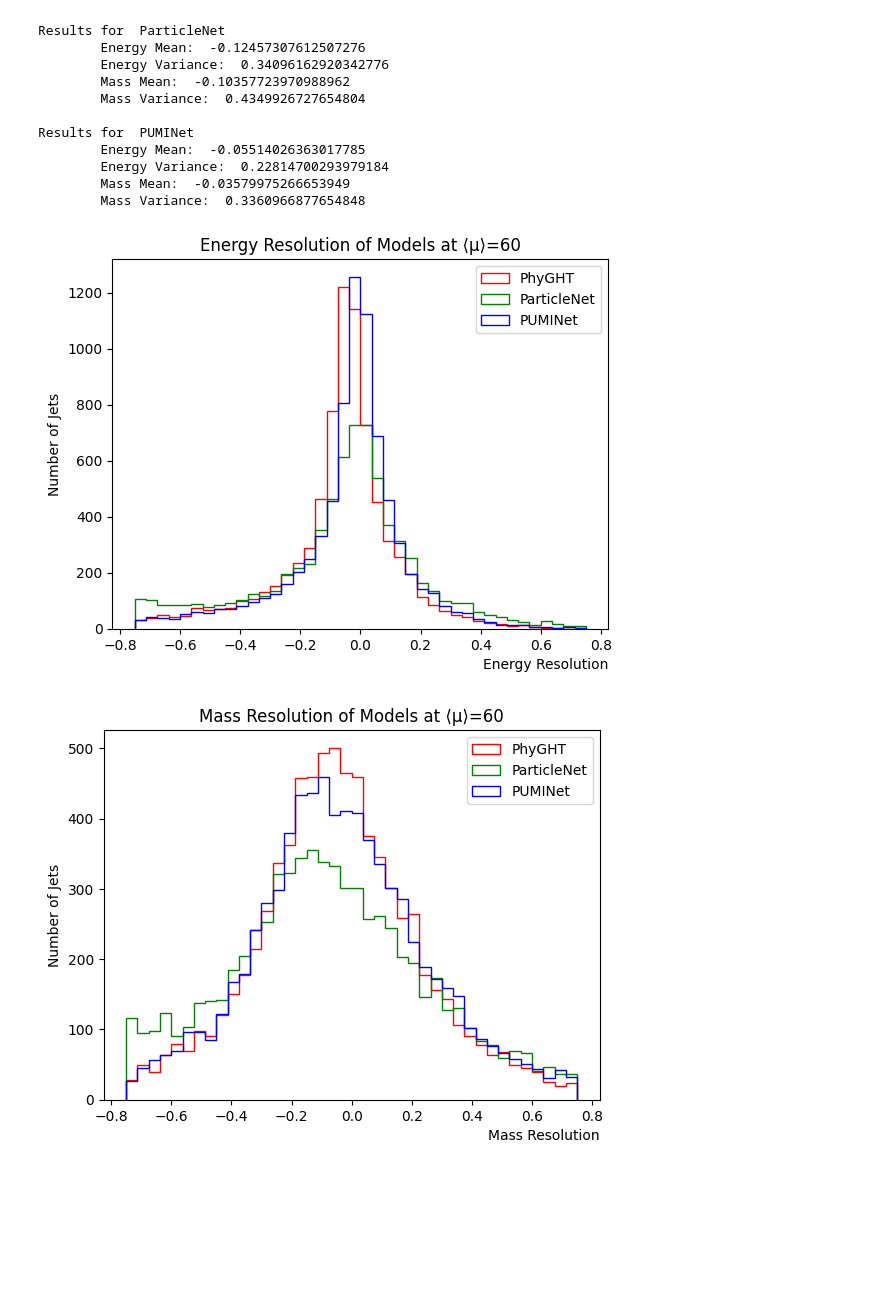
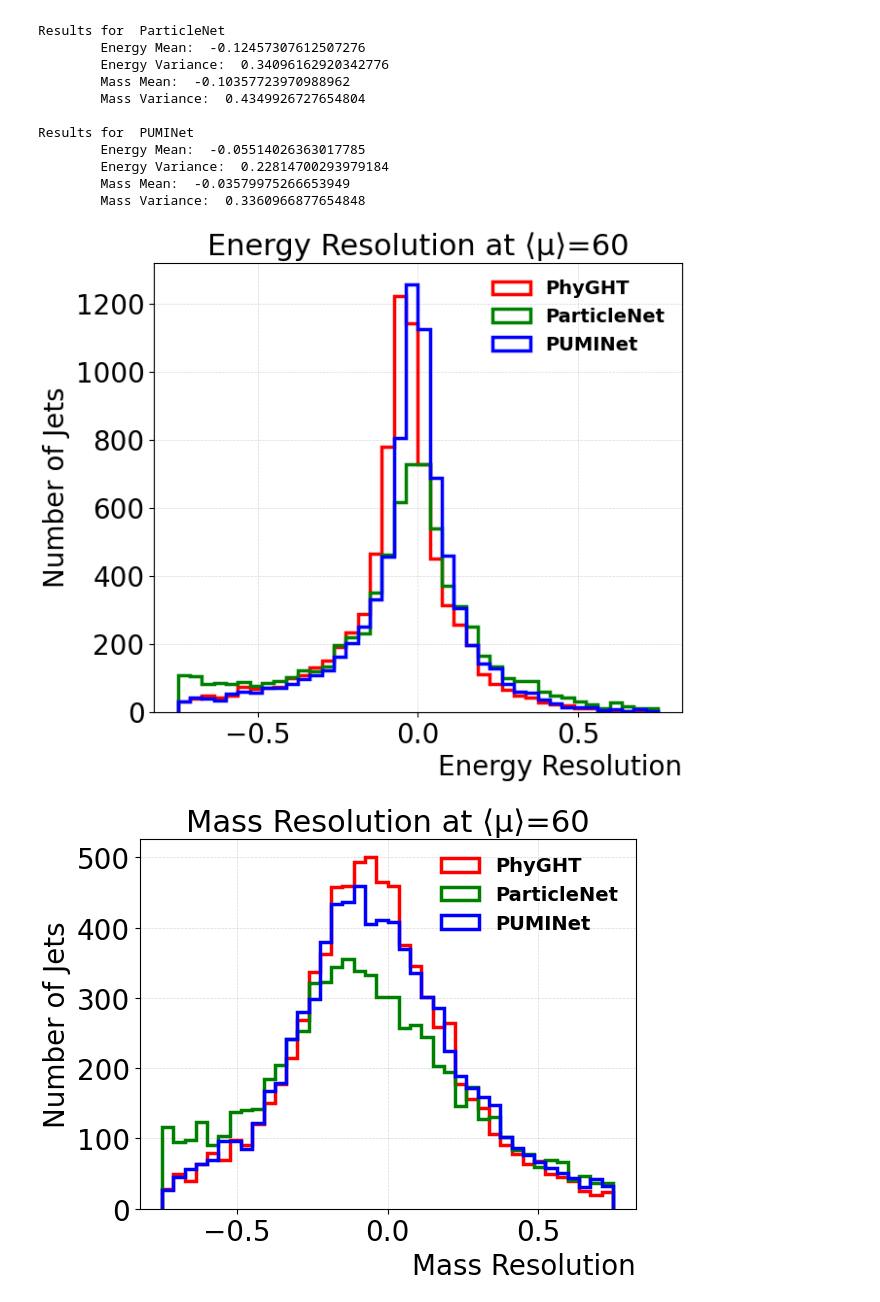
Before and after one commit to LukeV37/KDD_Plots, a Jupyter notebook: Resolution_Plots.ipynb, the cells around one changed output. Drawn from its saved outputs; the diff is of its cells as text; code cells hidden in the pictures; blank space fills up the shorter version.

Commit message:
resolution plots

```diff
--- a/Resolution_Plots.ipynb
+++ b/Resolution_Plots.ipynb
@@ -60,21 +109,27 @@ Results for  PUMINet
 # %%
 color_list = ['r','g','b']
 
-plt.title("Energy Resolution of Models at \u27E8\u03BC\u27E9="+str(mu))
+plt.figure(figsize=(7, 6))
+plt.title("Energy Resolution at \u27E8\u03BC\u27E9="+str(mu))
 for i, model in enumerate(results):
-    plt.hist(ak.ravel(results[model][0]), histtype='step', label=model, color=color_list[i], bins=40, range=(-0.75,0.75))
-plt.legend()
+    plt.hist(ak.ravel(results[model][0]), histtype='step', label=model, color=color_list[i], bins=40, range=(-0.75,0.75), linewidth=2.5)
 plt.xlabel('Energy Resolution',loc='right')
 plt.ylabel('Number of Jets')
+plt.legend(frameon=False, loc='upper right', prop={'weight': 'bold'})
+plt.grid(True, which='both', linestyle='--', linewidth=0.5, alpha=0.5)
+plt.savefig("Energy_Resolution_mu"+str(mu)+".png")
 plt.show()
 
-plt.title("Mass Resolution of Models at \u27E8\u03BC\u27E9="+str(mu))
+plt.title("Mass Resolution at \u27E8\u03BC\u27E9="+str(mu))
 for i, model in enumerate(results):
-    plt.hist(ak.ravel(results[model][1]), histtype='step', label=model, color=color_list[i], bins=40, range=(-0.75,0.75))
+    plt.hist(ak.ravel(results[model][1]), histtype='step', label=model, color=color_list[i], bins=40, range=(-0.75,0.75), linewidth=2.5)
 plt.legend()
 plt.xlabel('Mass Resolution',loc='right')
 plt.ylabel('Number of Jets')
+plt.legend(frameon=False, loc='upper right', prop={'weight': 'bold'})
+plt.grid(True, which='both', linestyle='--', linewidth=0.5, alpha=0.5)
+plt.savefig("Mass_Resolution_mu"+str(mu)+".png")
 plt.show()
 # %% [output]
-[figure, old version]
+[figure, new version]
-[figure, old version]
+[figure, new version]
```
Also changed, not shown: parts of 1 cell of this notebook, 2 other files.
